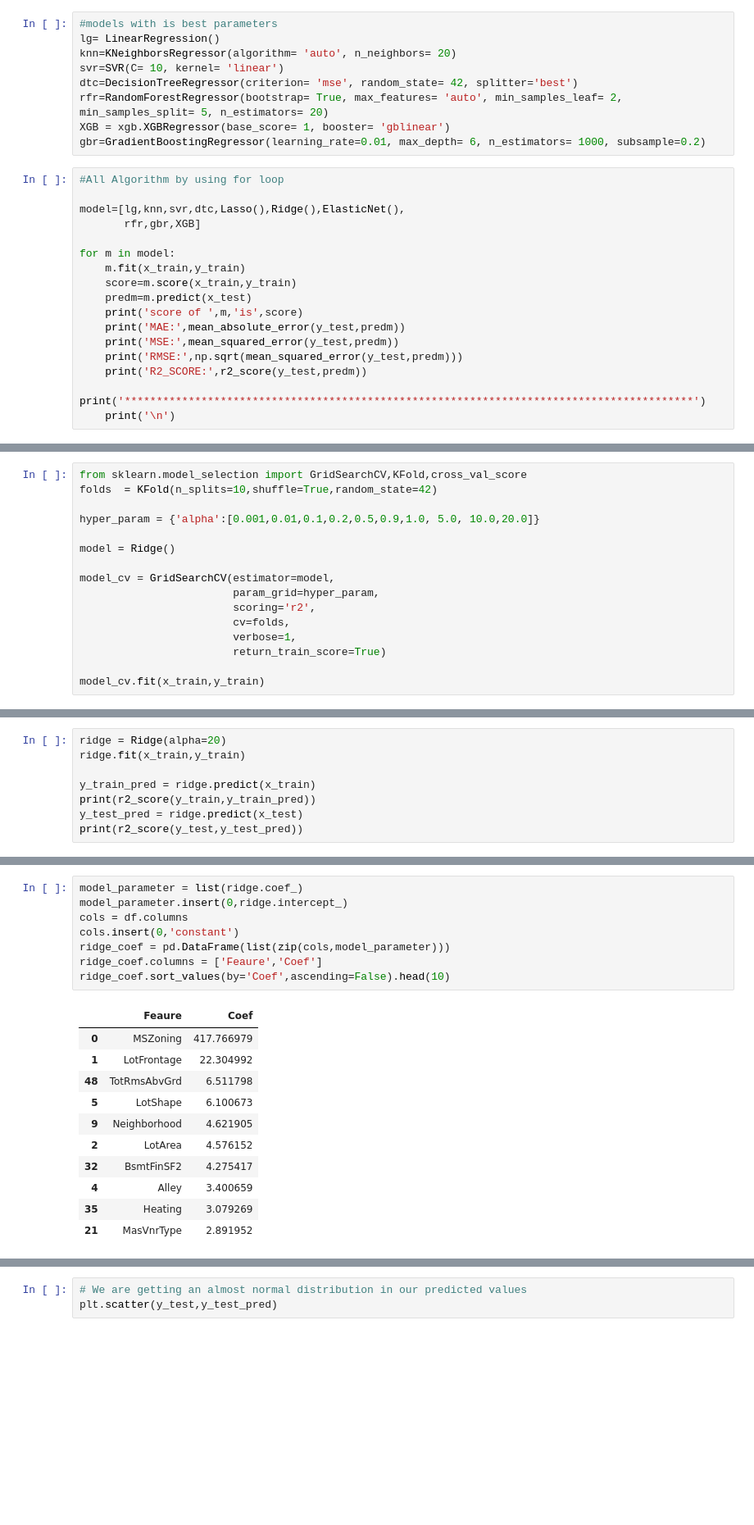
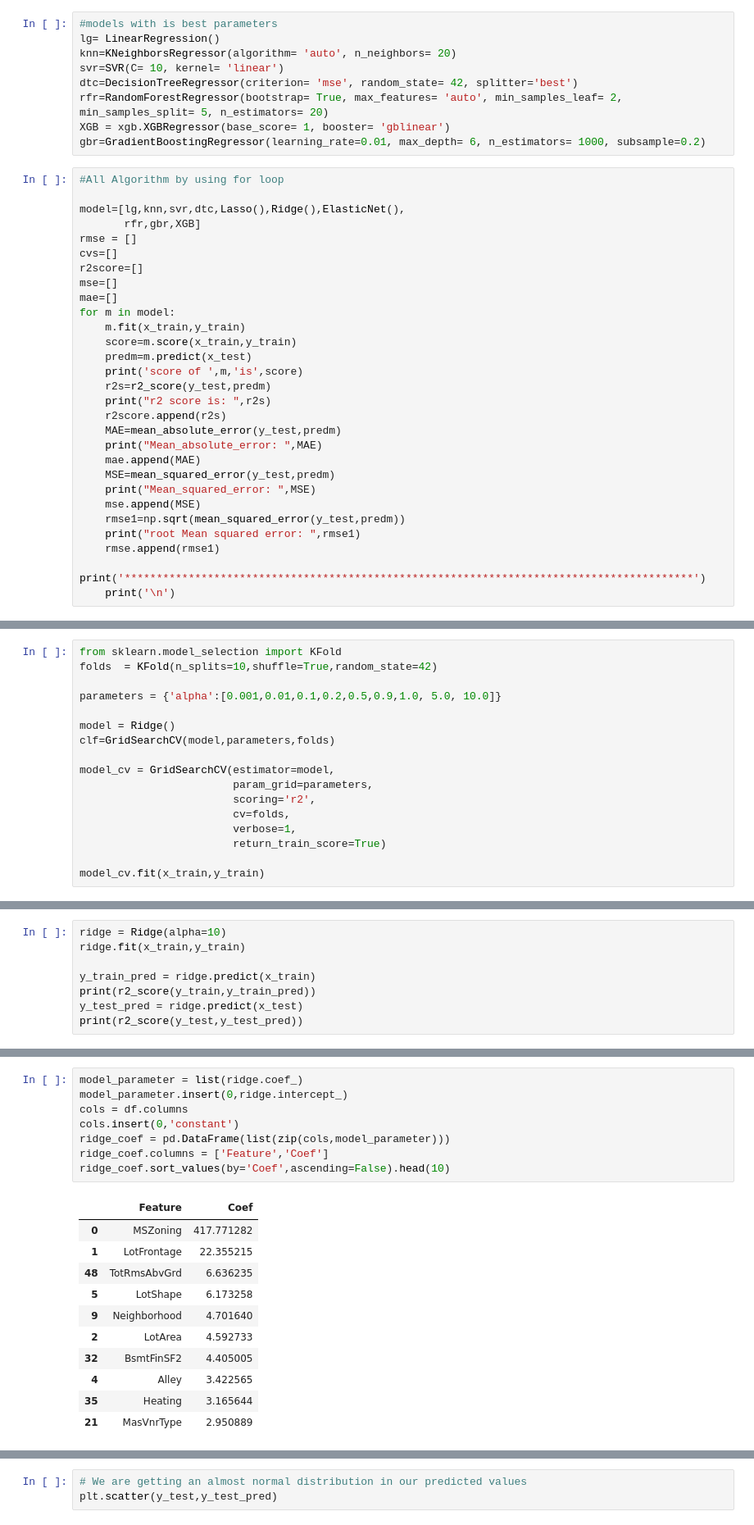
Before and after one commit to shama1996/assignment, a Jupyter notebook: Housing price prediction.ipynb, the cells around one changed output, grey strips where cells are left out. Shown at 82% size. Cells and saved outputs as stored; diff of their text form; blank space fills up the shorter version.

```diff
--- a/Housing price prediction.ipynb
+++ b/Housing price prediction.ipynb
@@ -1086,16 +1036,28 @@ gbr=GradientBoostingRegressor(learning_rate=0.01, max_depth= 6, n_estimators= 10
 
 model=[lg,knn,svr,dtc,Lasso(),Ridge(),ElasticNet(),
        rfr,gbr,XGB]
-
+rmse = []
+cvs=[]
+r2score=[]
+mse=[]
+mae=[]
 for m in model:
     m.fit(x_train,y_train)
     score=m.score(x_train,y_train)
     predm=m.predict(x_test)
     print('score of ',m,'is',score)
-    print('MAE:',mean_absolute_error(y_test,predm))
-    print('MSE:',mean_squared_error(y_test,predm))
-    print('RMSE:',np.sqrt(mean_squared_error(y_test,predm)))
-    print('R2_SCORE:',r2_score(y_test,predm))
+    r2s=r2_score(y_test,predm)
+    print("r2 score is: ",r2s)
+    r2score.append(r2s)
+    MAE=mean_absolute_error(y_test,predm)
+    print("Mean_absolute_error: ",MAE)
+    mae.append(MAE)
+    MSE=mean_squared_error(y_test,predm)
+    print("Mean_squared_error: ",MSE)
+    mse.append(MSE)
+    rmse1=np.sqrt(mean_squared_error(y_test,predm))
+    print("root Mean squared error: ",rmse1)
+    rmse.append(rmse1)
     print('*****************************************************************************************')
     print('\n')
 # %% [output]
@@ -1150,13 +1129,14 @@ standard deviation: 0.01956093081715962
 # %%
-from sklearn.model_selection import GridSearchCV,KFold,cross_val_score
+from sklearn.model_selection import KFold
 folds  = KFold(n_splits=10,shuffle=True,random_state=42)
 
-hyper_param = {'alpha':[0.001,0.01,0.1,0.2,0.5,0.9,1.0, 5.0, 10.0,20.0]}
+parameters = {'alpha':[0.001,0.01,0.1,0.2,0.5,0.9,1.0, 5.0, 10.0]}
 
 model = Ridge()
+clf=GridSearchCV(model,parameters,folds)
 
 model_cv = GridSearchCV(estimator=model,
-                        param_grid=hyper_param,
+                        param_grid=parameters,
                         scoring='r2',
                         cv=folds,
                         verbose=1,
@@ -1179,5 +1159,5 @@ model_cv.best_params_
 # %%
-ridge = Ridge(alpha=20)
+ridge = Ridge(alpha=10)
 ridge.fit(x_train,y_train)
 
 y_train_pred = ridge.predict(x_train)
@@ -1190,23 +1170,23 @@ print(r2_score(y_test,y_test_pred))
 # %%
 model_parameter = list(ridge.coef_)
 model_parameter.insert(0,ridge.intercept_)
 cols = df.columns
 cols.insert(0,'constant')
 ridge_coef = pd.DataFrame(list(zip(cols,model_parameter)))
-ridge_coef.columns = ['Feaure','Coef']
+ridge_coef.columns = ['Feature','Coef']
 ridge_coef.sort_values(by='Coef',ascending=False).head(10)
 # %% [output]
-|  | Feaure | Coef |
-| 0 | MSZoning | 417.766979 |
-| 1 | LotFrontage | 22.304992 |
-| 48 | TotRmsAbvGrd | 6.511798 |
-| 5 | LotShape | 6.100673 |
-| 9 | Neighborhood | 4.621905 |
-| 2 | LotArea | 4.576152 |
-| 32 | BsmtFinSF2 | 4.275417 |
-| 4 | Alley | 3.400659 |
-| 35 | Heating | 3.079269 |
-| 21 | MasVnrType | 2.891952 |
+|  | Feature | Coef |
+| 0 | MSZoning | 417.771282 |
+| 1 | LotFrontage | 22.355215 |
+| 48 | TotRmsAbvGrd | 6.636235 |
+| 5 | LotShape | 6.173258 |
+| 9 | Neighborhood | 4.701640 |
+| 2 | LotArea | 4.592733 |
+| 32 | BsmtFinSF2 | 4.405005 |
+| 4 | Alley | 3.422565 |
+| 35 | Heating | 3.165644 |
+| 21 | MasVnrType | 2.950889 |
 # %%
 # Let's convert all coeff values to absolute to compare positive and negative importance of the featutres
 df_feature=ridge_coef
```
Also changed, not shown: parts of 67 cells of this notebook.
